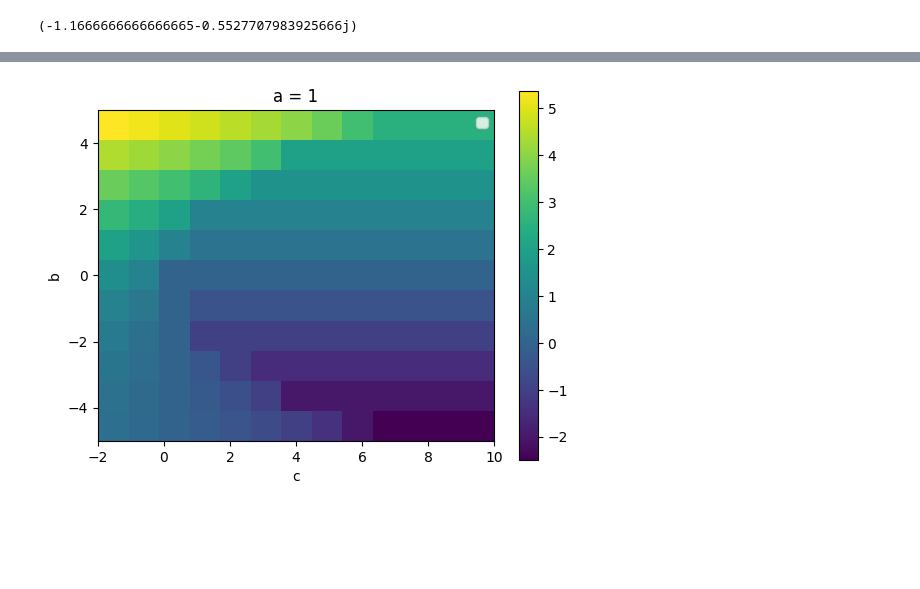
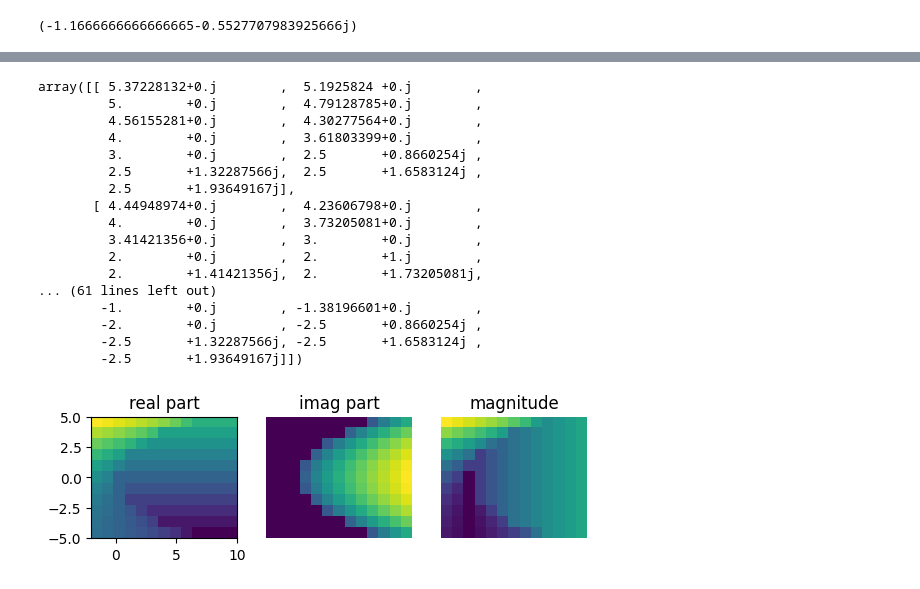
Before and after one commit to yaowenqiang/master_math_by_coding_in_python, a Jupyter notebook: differences.ipynb, the cells around one changed output, grey strips where cells are left out. Drawn from its saved outputs; the diff is of its cells as text; code cells hidden in the pictures; blank space fills up the shorter version.

```diff
--- a/differences.ipynb
+++ b/differences.ipynb
@@ -101,7 +101,7 @@ print(quadeqN)
 (-1.1666666666666665-0.5527707983925666j)
 # %%
 def quadeq(a,b,c):
-    out = np.zeros(2)
+    out = np.zeros(2,dtype=complex)
     out[0] = (-b + np.lib.scimath.sqrt(b**2 - 4*a*c)) / (2*a)
     out[1] = (-b - np.lib.scimath.sqrt(b**2 - 4*a*c)) / (2*a)
     return out
@@ -113,7 +113,7 @@ array([-1. , -2.5])
 a = 1
 b = range(-5, 6)
 c = range(-2, 11)
-M = np.zeros((len(b),len(c)))
+M = np.zeros((len(b),len(c)),dtype=complex)
 # %%
 M
 # %% [output]
@@ -132,13 +138,54 @@ array([[0., 0., 0., 0., 0., 0., 0., 0., 0., 0., 0., 0., 0.],
 for bi in range(0, len(b)):
     for ci in range(0, len(c)):
         M[bi,ci] = quadeq(a,b[bi],c[ci])[0]
+M
+# %% [output]
+array([[ 5.37228132+0.j        ,  5.1925824 +0.j        ,
+         5.        +0.j        ,  4.79128785+0.j        ,
+         4.56155281+0.j        ,  4.30277564+0.j        ,
+         4.        +0.j        ,  3.61803399+0.j        ,
+         3.        +0.j        ,  2.5       +0.8660254j ,
+         2.5       +1.32287566j,  2.5       +1.6583124j ,
+         2.5       +1.93649167j],
+       [ 4.44948974+0.j        ,  4.23606798+0.j        ,
+         4.        +0.j        ,  3.73205081+0.j        ,
+         3.41421356+0.j        ,  3.        +0.j        ,
+         2.        +0.j        ,  2.        +1.j        ,
+         2.        +1.41421356j,  2.        +1.73205081j,
+... (61 lines left out)
+        -1.        +0.j        , -1.38196601+0.j        ,
+        -2.        +0.j        , -2.5       +0.8660254j ,
+        -2.5       +1.32287566j, -2.5       +1.6583124j ,
+        -2.5       +1.93649167j]])
 # %%
-plt.imshow(M,extent=[c[0],c[-1], b[0],b[-1]])
-plt.xlabel('c')
-plt.ylabel('b')
-plt.colorbar()
-plt.legend()
-plt.title('a = ' + str(a))
+plt.subplot(1,3,1)
+plt.imshow(np.real(M),extent=[c[0],c[-1], b[0],b[-1]])
+# plt.xlabel('c')
+# plt.ylabel('b')
+# plt.axis('off')
+# plt.colorbar()
+# plt.legend()
+plt.title('real part')
+
+plt.subplot(1,3,2)
+plt.imshow(np.imag(M),extent=[c[0],c[-1], b[0],b[-1]])
+# plt.xlabel('c')
+# plt.ylabel('b')
+plt.axis('off')
+# plt.colorbar()
+# plt.legend()
+plt.title('imag part')
+
+
+plt.subplot(1,3,3)
+plt.imshow(np.absolute(M),extent=[c[0],c[-1], b[0],b[-1]])
+# plt.xlabel('c')
+# plt.ylabel('b')
+plt.axis('off')
+# plt.colorbar()
+# plt.legend()
+plt.title('magnitude')
+
 plt.show()
 # %% [output]
-[figure, old version]
+[figure, new version]
```
Also changed, not shown: parts of 6 cells of this notebook, 2 other files.
